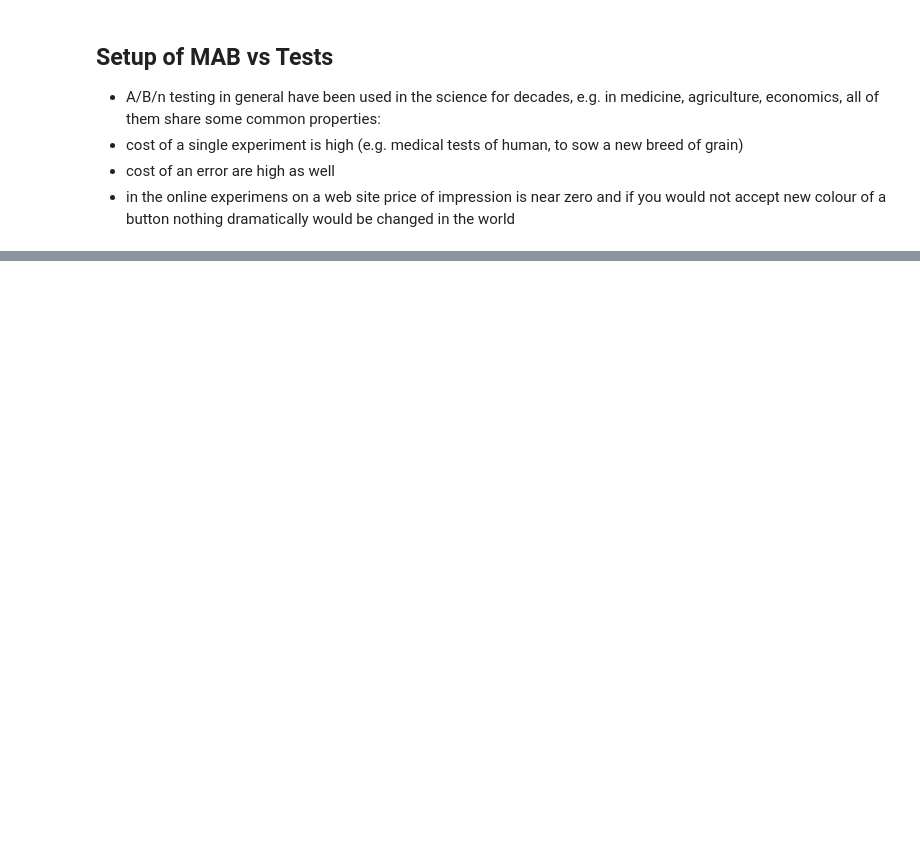
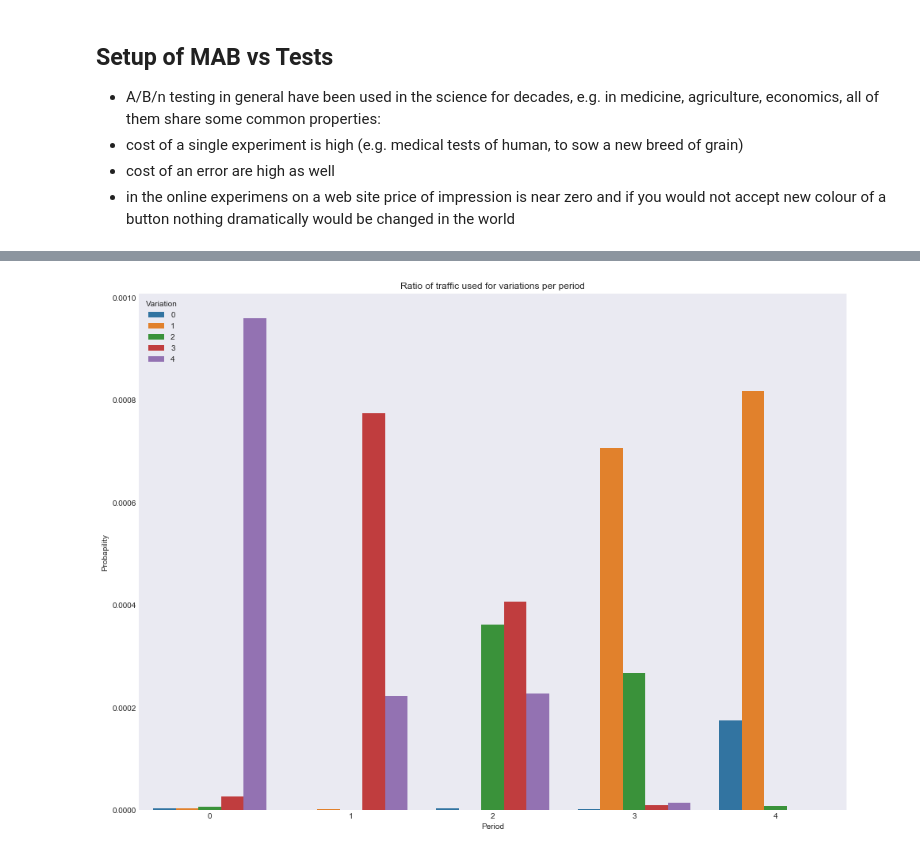
Before and after one commit to mephistopheies/dds, a Jupyter notebook: abt_mab_251117/ipy/abtmab.ipynb, the cells around one changed output, grey strips where cells are left out. Drawn from its saved outputs; the diff is of its cells as text; code cells hidden in the pictures; blank space fills up the shorter version.

```diff
--- a/abt_mab_251117/ipy/abtmab.ipynb
+++ b/abt_mab_251117/ipy/abtmab.ipynb
@@ -657,0 +899,15 @@ $$\large P\left(H \mid D\right) = \frac{P\left(D \mid H\right)P\left(H\right)}{P
+# %%
+df = []
+for pid in actionspp.keys():
+    for vid in actionspp[pid].keys():
+        df.append({
+                'Period': pid,
+                'Variation': vid,
+                'Probapility': actionspp[pid][vid]/1000.0
+            })
+df = pd.DataFrame(df)
+ax = sns.barplot(x="Period", y="Probapility", hue="Variation", data=df)
+ax.set(title="Ratio of traffic used for variations per period")
+plt.show()
+# %% [output]
+[figure, added]
```
Also changed, not shown: parts of 23 cells of this notebook, 2 other files.
